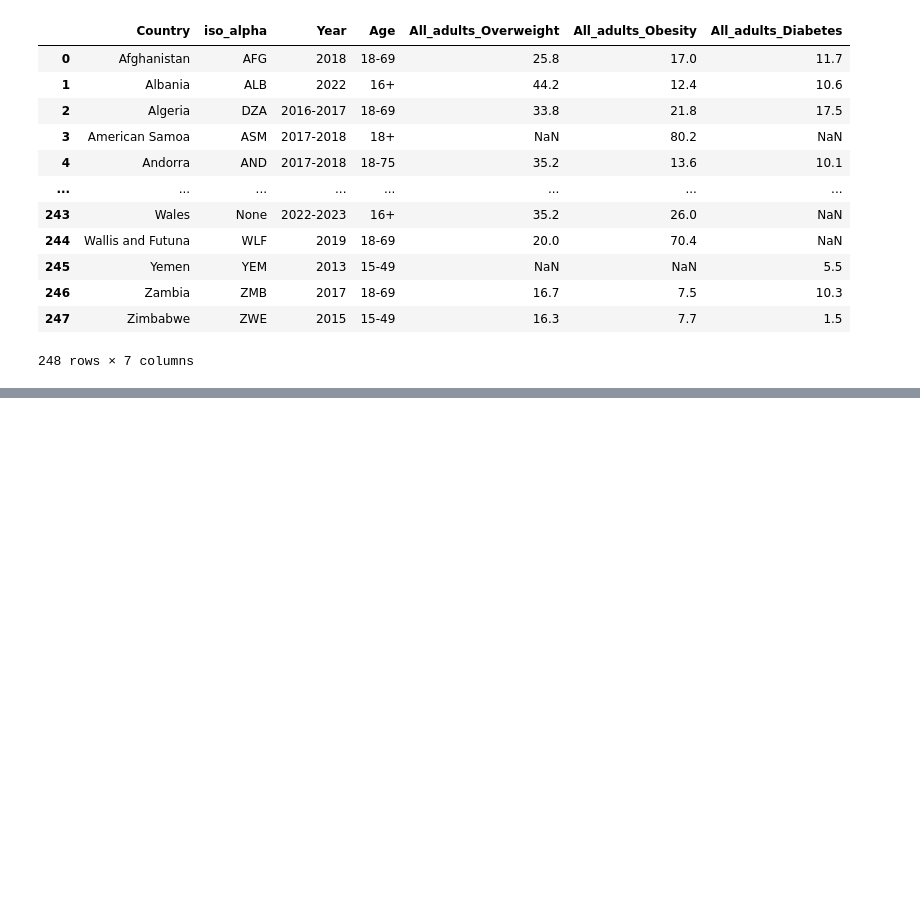
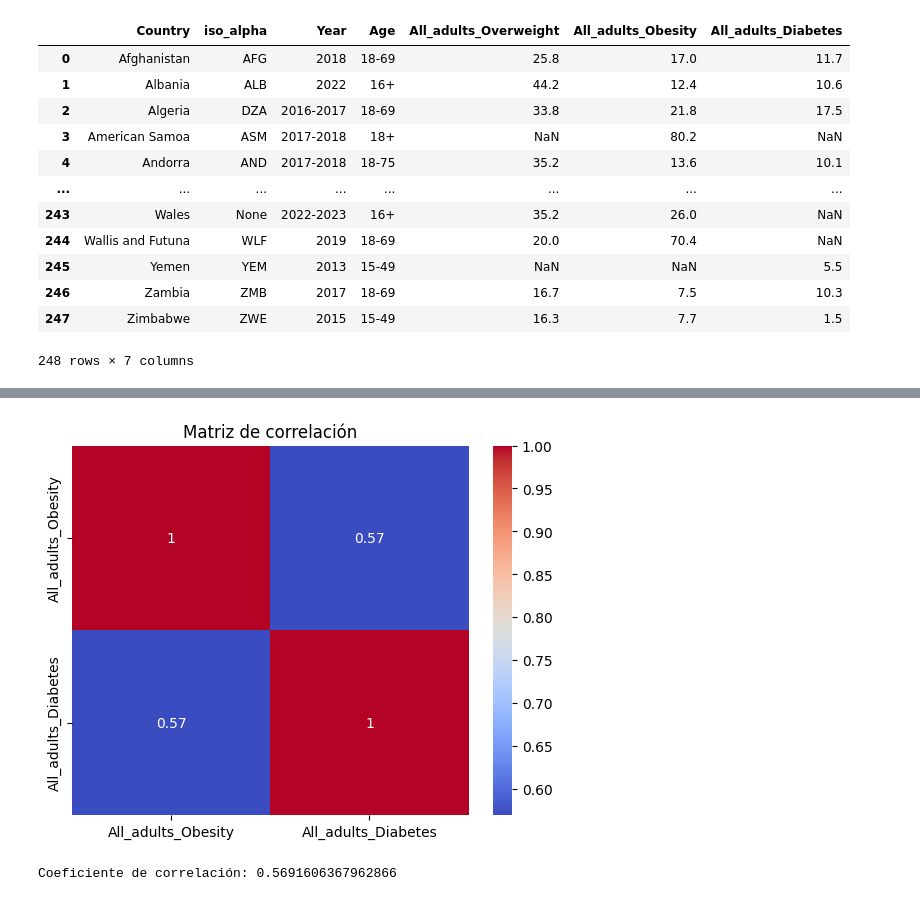
Before and after one commit to Jimenez73/Proyecto_InfoVis_Grupo15, a Jupyter notebook: datos/sprapeo.ipynb, the cells around one changed output, grey strips where cells are left out. Drawn from its saved outputs; the diff is of its cells as text; code cells hidden in the pictures; blank space fills up the shorter version.

Commit message:
correlación y ratio

```diff
--- a/datos/sprapeo.ipynb
+++ b/datos/sprapeo.ipynb
@@ -126,0 +138,13 @@ df_completo
+# %%
+import seaborn as sns
+
+sns.heatmap(df_completo[["All_adults_Obesity", "All_adults_Diabetes"]].corr(), annot=True, cmap="coolwarm")
+plt.title("Matriz de correlación")
+plt.show()
+# %% [output]
+[figure, added]
+# %%
+corr = df_completo["All_adults_Obesity"].corr(df_completo["All_adults_Diabetes"])
+print("Coeficiente de correlación:", corr)
+# %% [output]
+Coeficiente de correlación: 0.5691606367962866
```
Also changed, not shown: parts of 4 cells of this notebook, 1 other file.
